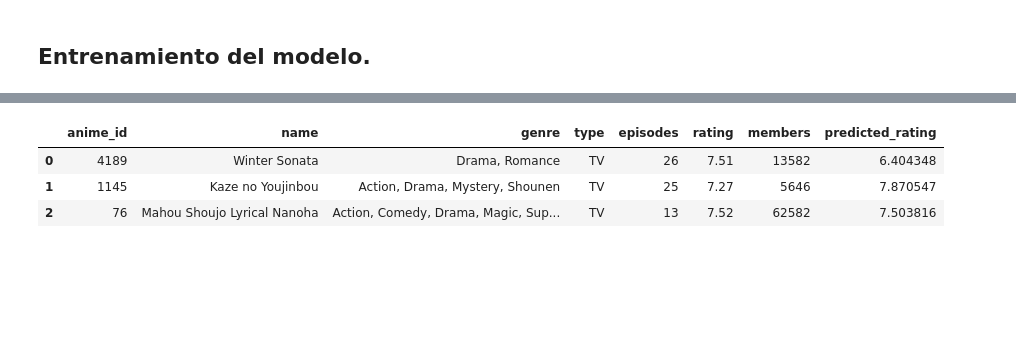
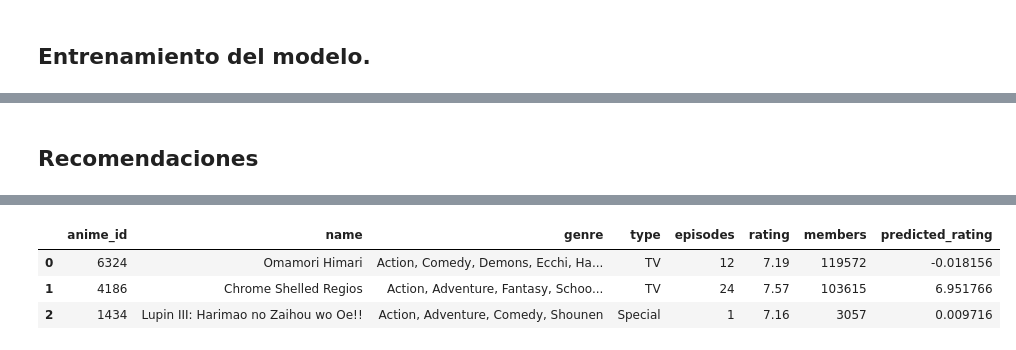
Before and after one commit to AddisonReyes/Anime-System-Recomendations, a Jupyter notebook: main.ipynb, the cells around one changed output, grey strips where cells are left out. Cells and saved outputs as stored; diff of their text form; code cells hidden in the pictures; blank space fills up the shorter version.

Commit message:
EDA analysis with dataprep, more clean code and another client to recomend animes

```diff
--- a/main.ipynb
+++ b/main.ipynb
@@ -89,4 +91,4 @@ dtype: bool
 # %%
 items_ratings.loc[items_ratings['rating'] == -1, 'rating'] = 0
 # %%
-items_ratings = items_ratings.sample(10000)
+items_ratings = items_ratings.sample(16000)
@@ -235,6 +225,0 @@ Name: rating, Length: 2000, dtype: int64
-# %%
-user_id = 100
-item_id = 200
-
-rating_pred = model.predict([np.array([user_id]), np.array([item_id])])
-print('Rating prediction:', rating_pred[0][0])
@@ -269,8 +252,10 @@ def recommend_items(user_id, model, n=2):
     items_pred['predicted_rating'] = top_ratings_pred
 
     return items_pred
+# %% [markdown]
+## Recomendaciones
 # %%
-user_id = 1
+user_id = 16
 recommendations = recommend_items(user_id, model, n=3)
 recommendations
 # %% [output]
@@ -278,4 +263,4 @@ recommendations
 |  | anime_id | name | genre | type | episodes | rating | members | predicted_rating |
-| 0 | 4189 | Winter Sonata | Drama, Romance | TV | 26 | 7.51 | 13582 | 6.404348 |
-| 1 | 1145 | Kaze no Youjinbou | Action, Drama, Mystery, Shounen | TV | 25 | 7.27 | 5646 | 7.870547 |
-| 2 | 76 | Mahou Shoujo Lyrical Nanoha | Action, Comedy, Drama, Magic, Sup... | TV | 13 | 7.52 | 62582 | 7.503816 |
+| 0 | 6324 | Omamori Himari | Action, Comedy, Demons, Ecchi, Ha... | TV | 12 | 7.19 | 119572 | -0.018156 |
+| 1 | 4186 | Chrome Shelled Regios | Action, Adventure, Fantasy, Schoo... | TV | 24 | 7.57 | 103615 | 6.951766 |
+| 2 | 1434 | Lupin III: Harimao no Zaihou wo Oe!! | Action, Adventure, Comedy, Shounen | Special | 1 | 7.16 | 3057 | 0.009716 |
```
Also changed, not shown: parts of 16 cells of this notebook, 1 other file.
